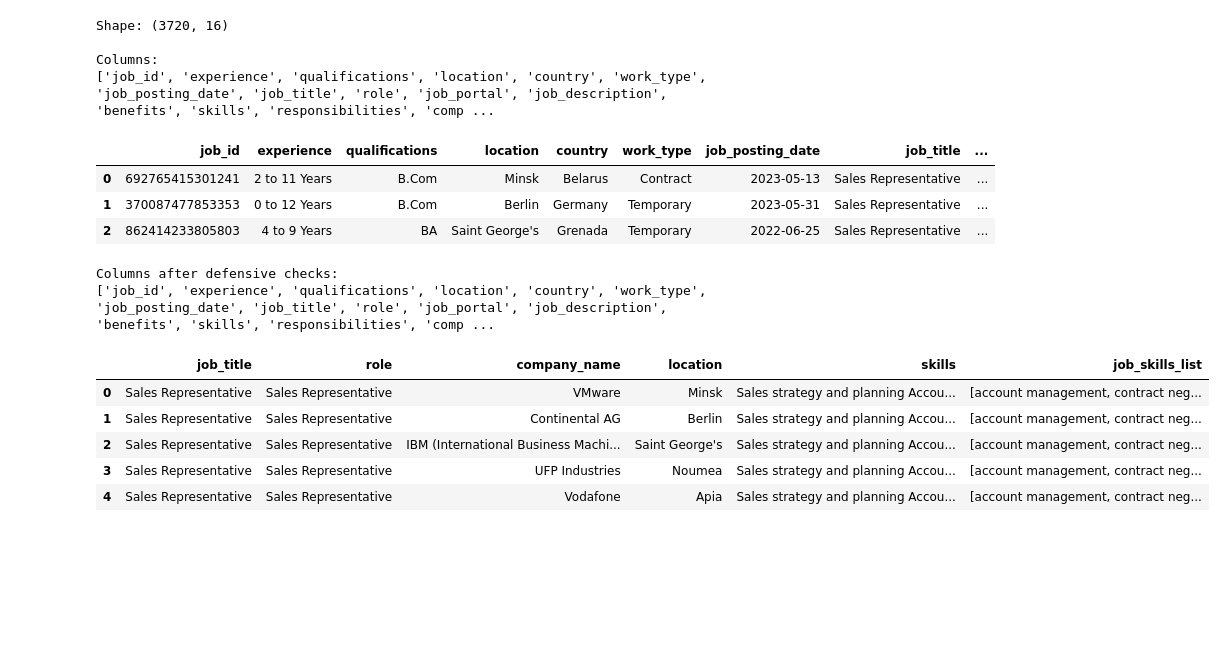
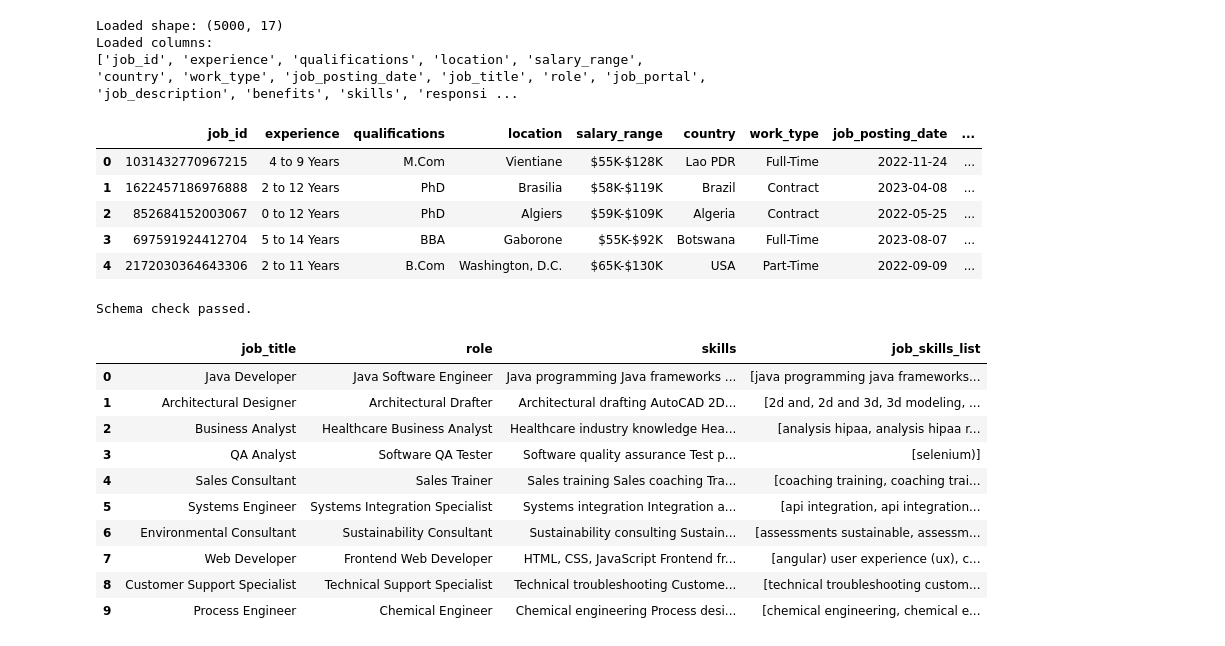
Before and after one commit to Enow-Jason/Intelligent-Job-Matching-Platform, a Jupyter notebook: JobPlatform/notebooks/notebooks09_demo_job_preparation_and_embeddings.ipynb, the cells around one changed output. Saved outputs shown, nothing was run; the diff lists cells and outputs as text; code cells hidden in the pictures; blank space fills up the shorter version.

```diff
--- a/JobPlatform/notebooks/notebooks09_demo_job_preparation_and_embeddings.ipynb
+++ b/JobPlatform/notebooks/notebooks09_demo_job_preparation_and_embeddings.ipynb
@@ -31,41 +31,39 @@ Subset file path: C:\Users\COMPUTER CARE\aeej1\JobPlatform\data\processed\demo_j
 # %%
 # -----------------------------
-# Load the reduced demo subset created in Notebook 08
+# Load the saved subset from Notebook 8
 # -----------------------------
 demo_jobs = pd.read_parquet(DEMO_SUBSET_PARQUET)
 
-print("Shape:", demo_jobs.shape)
-print("\nColumns:")
+print("Loaded shape:", demo_jobs.shape)
+print("Loaded columns:")
 print(demo_jobs.columns.tolist())
 
-display(demo_jobs.head(3))
+display(demo_jobs.head(5))
 # %% [output]
-Shape: (3720, 16)
-
-Columns:
-['job_id', 'experience', 'qualifications', 'location', 'country', 'work_type', 'job_posting_date', 'job_title', 'role', 'job_portal', 'job_description', 'benefits', 'skills', 'responsibilities', 'comp ...
+Loaded shape: (5000, 17)
+Loaded columns:
+['job_id', 'experience', 'qualifications', 'location', 'salary_range', 'country', 'work_type', 'job_posting_date', 'job_title', 'role', 'job_portal', 'job_description', 'benefits', 'skills', 'responsi ...
-|  | job_id | experience | qualifications | location | country | work_type | job_posting_date | job_title | ... |
-| 0 | 692765415301241 | 2 to 11 Years | B.Com | Minsk | Belarus | Contract | 2023-05-13 | Sales Representative | ... |
-| 1 | 370087477853353 | 0 to 12 Years | B.Com | Berlin | Germany | Temporary | 2023-05-31 | Sales Representative | ... |
-| 2 | 862414233805803 | 4 to 9 Years | BA | Saint George's | Grenada | Temporary | 2022-06-25 | Sales Representative | ... |
+|  | job_id | experience | qualifications | location | salary_range | country | work_type | job_posting_date | ... |
+| 0 | 1031432770967215 | 4 to 9 Years | M.Com | Vientiane | $55K-$128K | Lao PDR | Full-Time | 2022-11-24 | ... |
+| 1 | 1622457186976888 | 2 to 12 Years | PhD | Brasilia | $58K-$119K | Brazil | Contract | 2023-04-08 | ... |
+| 2 | 852684152003067 | 0 to 12 Years | PhD | Algiers | $59K-$109K | Algeria | Contract | 2022-05-25 | ... |
+| 3 | 697591924412704 | 5 to 14 Years | BBA | Gaborone | $55K-$92K | Botswana | Full-Time | 2023-08-07 | ... |
+| 4 | 2172030364643306 | 2 to 11 Years | B.Com | Washington, D.C. | $65K-$130K | USA | Part-Time | 2022-09-09 | ... |
 # %%
 # -----------------------------
-# Defensive schema checks
-#
-# Notebook 09 expects a stable subset schema from Notebook 08.
-# If any essential column is missing, we either:
-# - create a safe fallback, or
-# - stop with a clear error message
+# Verify that the expected schema exists
 # -----------------------------
 required_columns = [
     "job_id",
     "experience",
     "qualifications",
     "location",
+    "salary_range",
     "country",
     "work_type",
     "job_posting_date",
     "job_title",
+    "role",
     "job_portal",
     "job_description",
     "benefits",
@@ -75,22 +73,13 @@ required_columns = [
     "company_profile",
 ]
 
-missing_required = [c for c in required_columns if c not in demo_jobs.columns]
-if missing_required:
-    raise ValueError(f"Missing required columns in demo_jobs_subset.parquet: {missing_required}")
+missing_columns = [c for c in required_columns if c not in demo_jobs.columns]
 
-# If role is missing for any reason, fall back to job_title
-if "role" not in demo_jobs.columns:
-    demo_jobs["role"] = demo_jobs["job_title"]
+if missing_columns:
+    raise ValueError(f"Missing required columns: {missing_columns}")
 
-# Fill blank role values with job_title
-demo_jobs["role"] = demo_jobs["role"].replace("", np.nan)
-demo_jobs["role"] = demo_jobs["role"].fillna(demo_jobs["job_title"])
-
-print("Columns after defensive checks:")
-print(demo_jobs.columns.tolist())
+print("Schema check passed.")
 # %% [output]
-Columns after defensive checks:
-['job_id', 'experience', 'qualifications', 'location', 'country', 'work_type', 'job_posting_date', 'job_title', 'role', 'job_portal', 'job_description', 'benefits', 'skills', 'responsibilities', 'comp ...
+Schema check passed.
 # %%
 # -----------------------------
@@ -253,45 +210,48 @@ def build_description_snippet(text, max_chars=220):
 # %%
 # -----------------------------
-# Re-clean the important text columns
-# and parse skills into list form
+# Lightly clean important text columns
+# and parse skills into job_skills_list
 # -----------------------------
 TEXT_COLUMNS = [
     "experience",
     "qualifications",
     "location",
+    "salary_range",
     "country",
     "work_type",
     "job_posting_date",
     "job_title",
     "role",
     "job_portal",
     "job_description",
     "benefits",
     "responsibilities",
     "company_name",
     "company_profile",
 ]
 
 for col in TEXT_COLUMNS:
     demo_jobs[col] = demo_jobs[col].apply(clean_text)
 
-# Parse skills into a normalized list
 demo_jobs["job_skills_list"] = demo_jobs["skills"].apply(parse_skills)
 
 display(
     demo_jobs[[
         "job_title",
         "role",
-        "company_name",
-        "location",
         "skills",
         "job_skills_list"
-    ]].head(5)
+    ]].head(10)
 )
 # %% [output]
-|  | job_title | role | company_name | location | skills | job_skills_list |
-| 0 | Sales Representative | Sales Representative | VMware | Minsk | Sales strategy and planning Accou... | [account management, contract neg... |
-| 1 | Sales Representative | Sales Representative | Continental AG | Berlin | Sales strategy and planning Accou... | [account management, contract neg... |
-| 2 | Sales Representative | Sales Representative | IBM (International Business Machi... | Saint George's | Sales strategy and planning Accou... | [account management, contract neg... |
-| 3 | Sales Representative | Sales Representative | UFP Industries | Noumea | Sales strategy and planning Accou... | [account management, contract neg... |
-| 4 | Sales Representative | Sales Representative | Vodafone | Apia | Sales strategy and planning Accou... | [account management, contract neg... |
+|  | job_title | role | skills | job_skills_list |
+| 0 | Java Developer | Java Software Engineer | Java programming Java frameworks ... | [java programming java frameworks... |
+| 1 | Architectural Designer | Architectural Drafter | Architectural drafting AutoCAD 2D... | [2d and, 2d and 3d, 3d modeling, ... |
+| 2 | Business Analyst | Healthcare Business Analyst | Healthcare industry knowledge Hea... | [analysis hipaa, analysis hipaa r... |
+| 3 | QA Analyst | Software QA Tester | Software quality assurance Test p... | [selenium)] |
+| 4 | Sales Consultant | Sales Trainer | Sales training Sales coaching Tra... | [coaching training, coaching trai... |
+| 5 | Systems Engineer | Systems Integration Specialist | Systems integration Integration a... | [api integration, api integration... |
+| 6 | Environmental Consultant | Sustainability Consultant | Sustainability consulting Sustain... | [assessments sustainable, assessm... |
+| 7 | Web Developer | Frontend Web Developer | HTML, CSS, JavaScript Frontend fr... | [angular) user experience (ux), c... |
+| 8 | Customer Support Specialist | Technical Support Specialist | Technical troubleshooting Custome... | [technical troubleshooting custom... |
+| 9 | Process Engineer | Chemical Engineer | Chemical engineering Process desi... | [chemical engineering, chemical e... |
```
Also changed, not shown: parts of 13 cells of this notebook, 14 other files.
